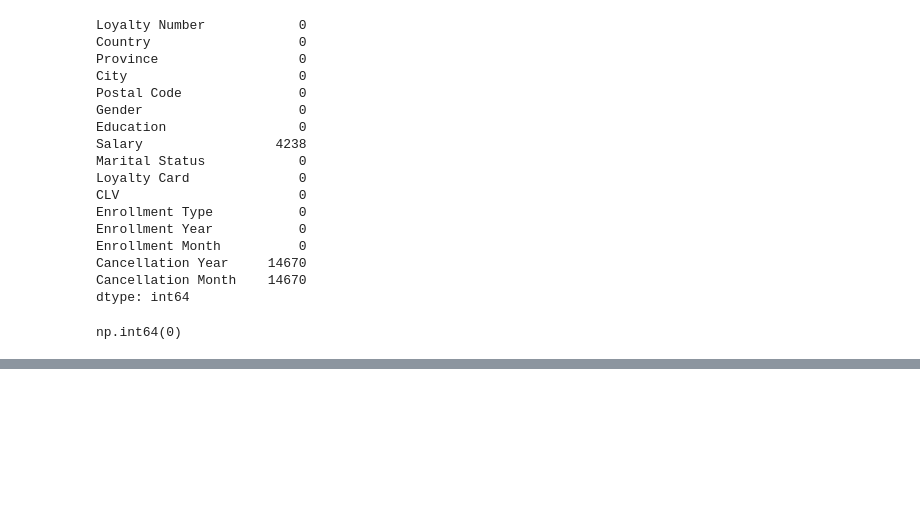
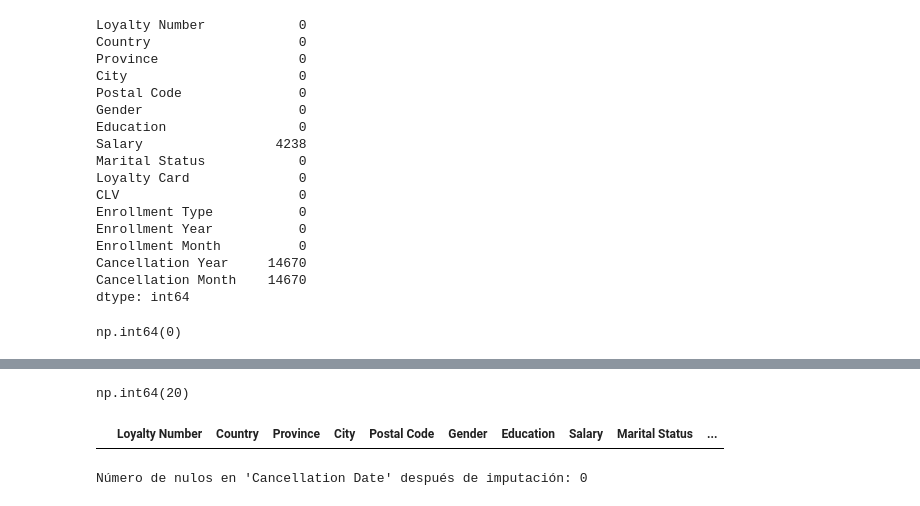
Before and after one commit to Adalab/bda-modulo-3-evaluacion-final-LaiaAyats, a Jupyter notebook: evaluation.ipynb, the cells around one changed output, grey strips where cells are left out. Saved outputs shown, nothing was run; the diff lists cells and outputs as text; code cells hidden in the pictures; blank space fills up the shorter version.

```diff
--- a/evaluation.ipynb
+++ b/evaluation.ipynb
@@ -323,0 +346,11 @@ np.int64(0)
+# %%
+# Función para unir columnas del 'df_clh' en una columna de tipo date time y eliminar las originales:
+
+def create_date_columns(df_clh, enrollment_year_col, enrollment_month_col, cancellation_year_col, cancellation_month_col):
+    df_clh['Enrollment Date'] = pd.to_datetime(df_clh[enrollment_year_col].astype(str) + '-' + df_clh[enrollment_month_col].astype(str) + '-01', errors='coerce')
+    df_clh['Cancellation Date'] = pd.to_datetime(df_clh[cancellation_year_col].astype('Int64').astype(str) + '-' + df_clh[cancellation_month_col].astype('Int64').astype(str) + '-01', errors='coerce')
+    df_clh.drop(columns=[enrollment_year_col, enrollment_month_col, cancellation_year_col, cancellation_month_col], inplace=True)
+
+    return df_clh
+
+df_clh = create_date_columns(df_clh, 'Enrollment Year', 'Enrollment Month', 'Cancellation Year', 'Cancellation Month')
@@ -323,0 +390,5 @@ np.int64(0)
+# %%
+# Cambiar tipo de dato de las columnas de df_clh:
+
+categorical_columns = ['Country', 'Province', 'City', 'Gender', 'Education', 'Marital Status', 'Loyalty Card', 'Enrollment Type']
+df_clh[categorical_columns] = df_clh[categorical_columns].astype('category')
@@ -323,0 +444,18 @@ np.int64(0)
+# %%
+# Imputar con 0 los nulos de la columna "Salary", ya que corresponden a la categoría "College" de la columna "Education" y se entiende que no tienen salario:
+
+df_clh.loc[df_clh['Education'] == 'College', 'Salary'] = df_clh.loc[df_clh['Education'] == 'College', 'Salary'].fillna(0)
+# %%
+#Calcular la cantidad de valores negativos en la columna "Salary":
+
+negative_count = (df_clh['Salary'] < 0).sum()
+negative_count
+# %% [output]
+np.int64(20)
+# %%
+# Mostrar los registros con valores negativos en la columna "Salary":
+
+negative_salaries = df_clh[df_clh['Salary'] < 0]
+negative_salaries
+# %% [output]
+|  | Loyalty Number | Country | Province | City | Postal Code | Gender | Education | Salary | Marital Status | ... |
@@ -323,0 +468,7 @@ np.int64(0)
+# %%
+# Convertir los valores nulos de la columna "Cancellation Date" a "-", ya que se interpreta que sigue vigente:
+
+df_clh['Cancellation Date'] = df_clh['Cancellation Date'].fillna('-')
+print("Número de nulos en 'Cancellation Date' después de imputación:", df_clh['Cancellation Date'].isnull().sum())
+# %% [output]
+Número de nulos en 'Cancellation Date' después de imputación: 0
```
Also changed, not shown: parts of 13 cells of this notebook.
